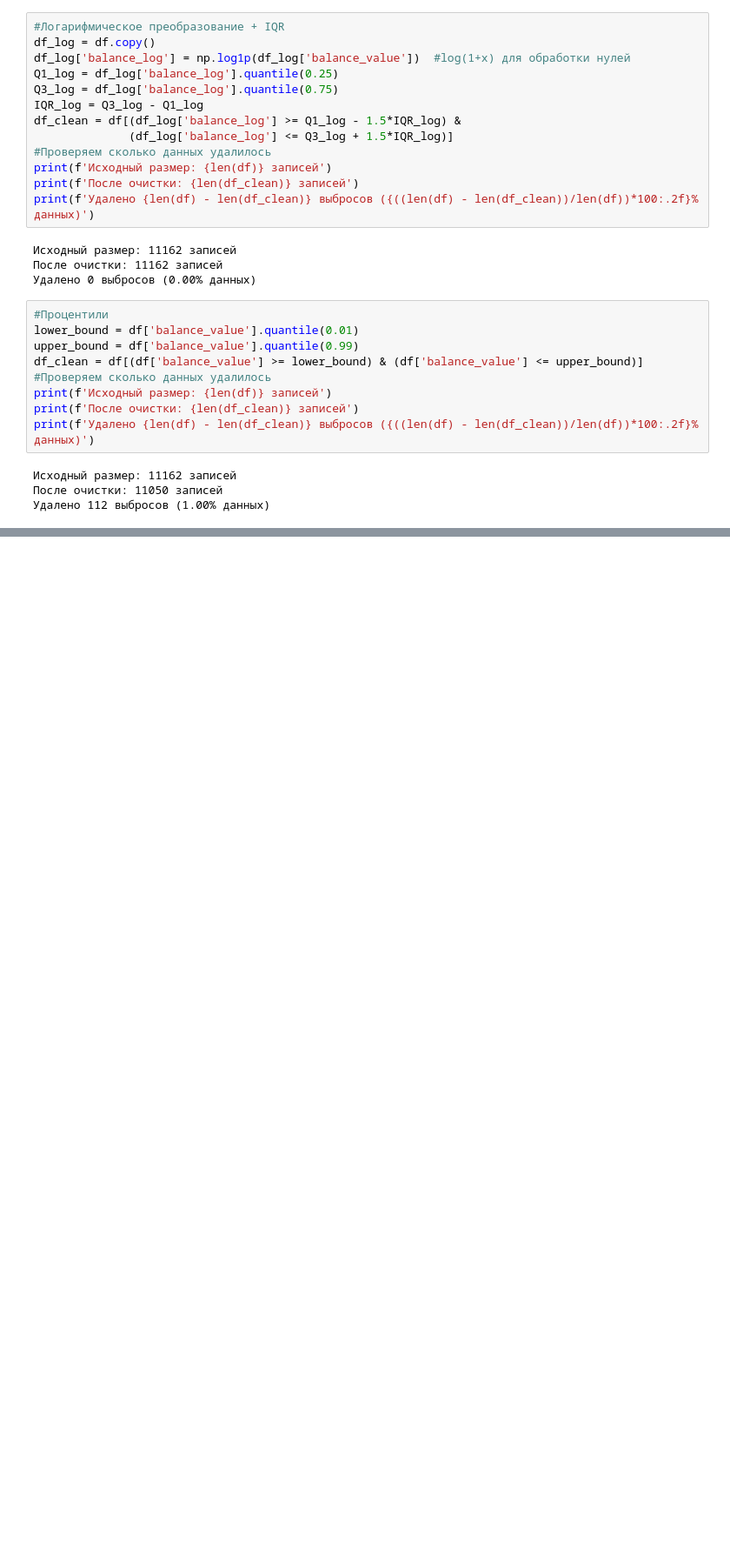
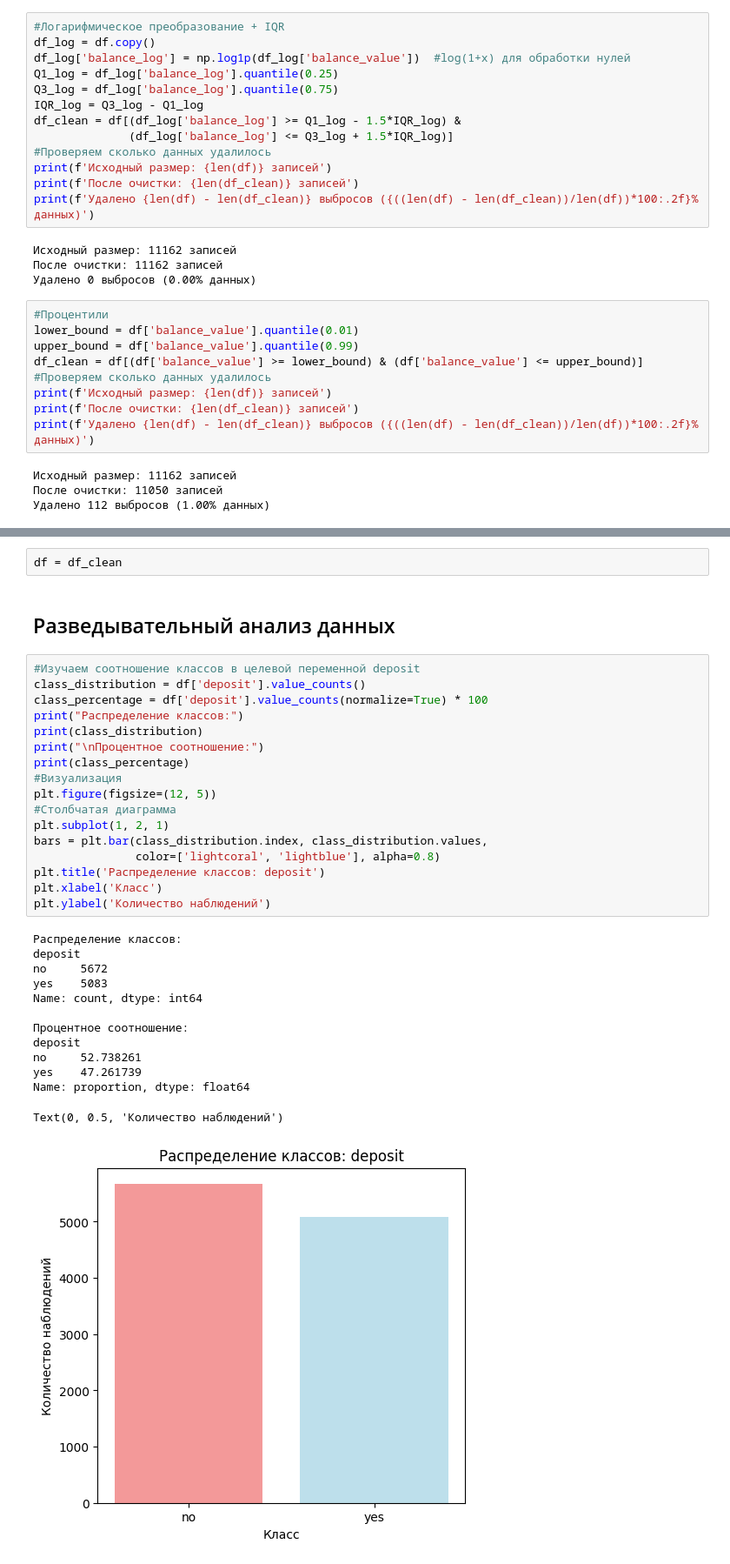
Before and after one commit to UlyanaGru/ML_project4, a Jupyter notebook: ml_progect4.ipynb, the cells around one changed output, grey strips where cells are left out. Shown: that part at 87% size. Saved outputs shown, nothing was run; the diff lists cells and outputs as text; blank space fills up the shorter version.

Commit message:
learned distribution of class

```diff
--- a/ml_progect4.ipynb
+++ b/ml_progect4.ipynb
@@ -201,0 +256,35 @@ df = df_clean
+# %%
+df = df_clean
+# %% [markdown]
+## Разведывательный анализ данных
+# %%
+#Изучаем соотношение классов в целевой переменной deposit
+class_distribution = df['deposit'].value_counts()
+class_percentage = df['deposit'].value_counts(normalize=True) * 100
+print("Распределение классов:")
+print(class_distribution)
+print("\nПроцентное соотношение:")
+print(class_percentage)
+#Визуализация
+plt.figure(figsize=(12, 5))
+#Столбчатая диаграмма
+plt.subplot(1, 2, 1)
+bars = plt.bar(class_distribution.index, class_distribution.values,
+               color=['lightcoral', 'lightblue'], alpha=0.8)
+plt.title('Распределение классов: deposit')
+plt.xlabel('Класс')
+plt.ylabel('Количество наблюдений')
+# %% [output]
+Распределение классов:
+deposit
+no     5672
+yes    5083
+Name: count, dtype: int64
+
+Процентное соотношение:
+deposit
+no     52.738261
+yes    47.261739
+Name: proportion, dtype: float64
+Text(0, 0.5, 'Количество наблюдений')
+[figure, added]
```
Also changed, not shown: parts of 8 cells of this notebook.
